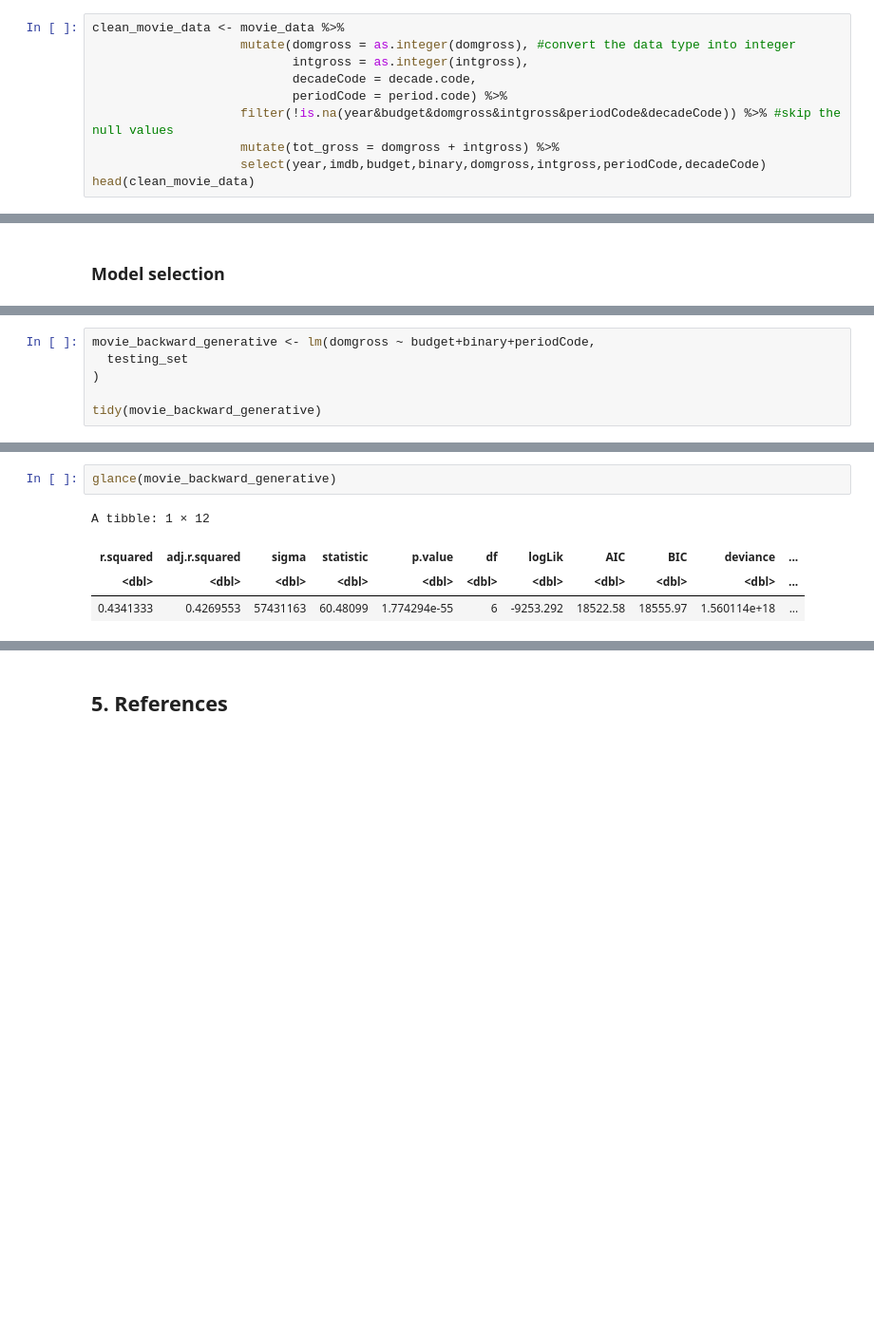
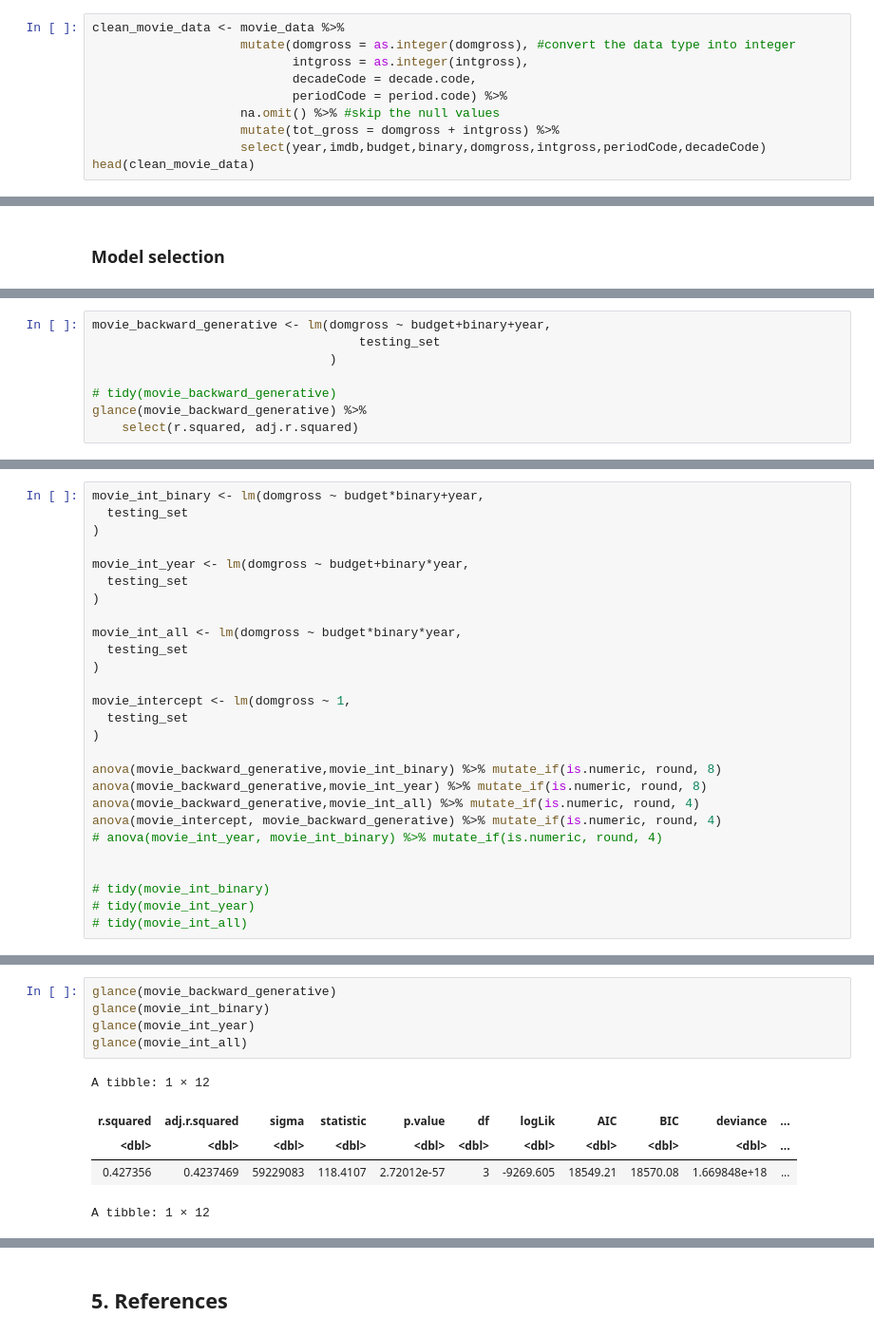
Before and after one commit to Wills-Hao/Film-Profit-Factors-R, a Jupyter notebook: FinalReport.ipynb, the cells around one changed output, grey strips where cells are left out. Shown at 95% size. Cells and saved outputs as stored; diff of their text form; blank space fills up the shorter version.

```diff
--- a/FinalReport.ipynb
+++ b/FinalReport.ipynb
@@ -63,7 +89,7 @@ clean_movie_data <- movie_data %>%
                            intgross = as.integer(intgross),
                            decadeCode = decade.code,
                            periodCode = period.code) %>%
-                    filter(!is.na(year&budget&domgross&intgross&periodCode&decadeCode)) %>% #skip the null values
+                    na.omit() %>% #skip the null values
                     mutate(tot_gross = domgross + intgross) %>%
                     select(year,imdb,budget,binary,domgross,intgross,periodCode,decadeCode)
 head(clean_movie_data)
@@ -396,7 +430,9 @@ A tibble: 3 × 4
 # %%
-movie_backward_generative <- lm(domgross ~ budget+binary+periodCode,
-  testing_set
-)
+movie_backward_generative <- lm(domgross ~ budget+binary+year,
+                                    testing_set
+                                )
 
-tidy(movie_backward_generative)
+# tidy(movie_backward_generative)
+glance(movie_backward_generative) %>%
+    select(r.squared, adj.r.squared)
 # %% [output]
@@ -412,0 +523,27 @@ A tibble: 7 × 5
+# %%
+movie_int_binary <- lm(domgross ~ budget*binary+year,
+  testing_set
+)
+
+movie_int_year <- lm(domgross ~ budget+binary*year,
+  testing_set
+)
+
+movie_int_all <- lm(domgross ~ budget*binary*year,
+  testing_set
+)
+
+movie_intercept <- lm(domgross ~ 1,
+  testing_set
+)
+
+anova(movie_backward_generative,movie_int_binary) %>% mutate_if(is.numeric, round, 8)
+anova(movie_backward_generative,movie_int_year) %>% mutate_if(is.numeric, round, 8)
+anova(movie_backward_generative,movie_int_all) %>% mutate_if(is.numeric, round, 4)
+anova(movie_intercept, movie_backward_generative) %>% mutate_if(is.numeric, round, 4)
+# anova(movie_int_year, movie_int_binary) %>% mutate_if(is.numeric, round, 4)
+
+
+# tidy(movie_int_binary)
+# tidy(movie_int_year)
+# tidy(movie_int_all)
@@ -413,7 +571,11 @@ A tibble: 7 × 5
 # %%
 glance(movie_backward_generative)
+glance(movie_int_binary)
+glance(movie_int_year)
+glance(movie_int_all)
 # %% [output]
 A tibble: 1 × 12
 | r.squared | adj.r.squared | sigma | statistic | p.value | df | logLik | AIC | BIC | deviance | ... |
 | <dbl> | <dbl> | <dbl> | <dbl> | <dbl> | <dbl> | <dbl> | <dbl> | <dbl> | <dbl> | ... |
-| 0.4341333 | 0.4269553 | 57431163 | 60.48099 | 1.774294e-55 | 6 | -9253.292 | 18522.58 | 18555.97 | 1.560114e+18 | ... |
+| 0.427356 | 0.4237469 | 59229083 | 118.4107 | 2.72012e-57 | 3 | -9269.605 | 18549.21 | 18570.08 | 1.669848e+18 | ... |
+A tibble: 1 × 12
```
Also changed, not shown: parts of 30 cells of this notebook.
